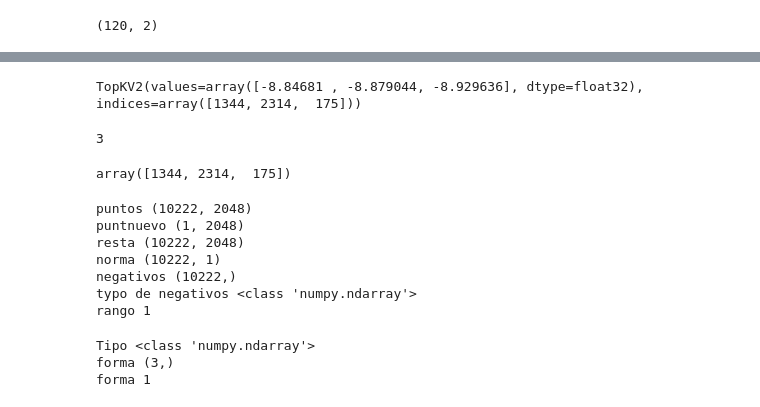
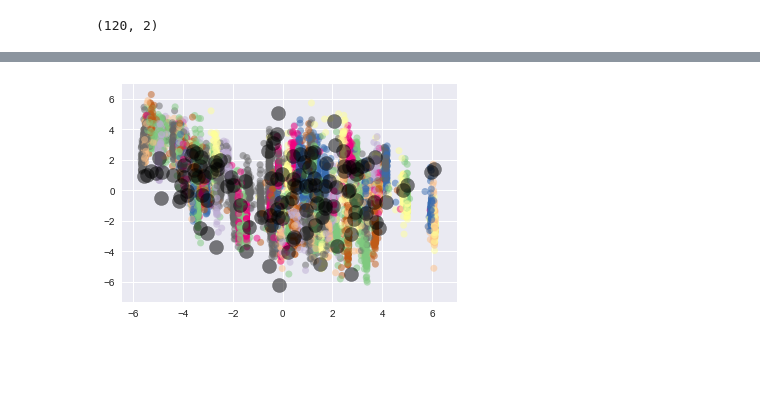
Before and after one commit to jmeonov201/Statistical_Learning_2, a Jupyter notebook: Aprendizaje no Supervisado Tarea 1/K-nearest neighbor-Tarea1.ipynb, the cells around one changed output, grey strips where cells are left out. Saved outputs shown, nothing was run; the diff lists cells and outputs as text; code cells hidden in the pictures; blank space fills up the shorter version.

```diff
--- a/Aprendizaje no Supervisado Tarea 1/K-nearest neighbor-Tarea1.ipynb
+++ b/Aprendizaje no Supervisado Tarea 1/K-nearest neighbor-Tarea1.ipynb
@@ -242,7 +283,7 @@ features_menor.shape
 # %%
 from sklearn.manifold import TSNE
 # %%
-tsne = TSNE(n_components=2)
+tsne = TSNE(n_components=2,n_iter=250)
 # %%
 componente_principal = tsne.fit_transform(features)
 # %%
@@ -615,37 +339,7 @@ len(menos)
-# %%
-print(rank)
-# %% [output]
-TopKV2(values=array([-8.84681 , -8.879044, -8.929636], dtype=float32), indices=array([1344, 2314,  175]))
-# %%
-len(rank[1])
-# %% [output]
-3
-# %%
-rank[1]
-# %% [output]
-array([1344, 2314,  175])
-# %%
-print("puntos", puntos.shape)
-print("puntnuevo", puntonue.shape)
-print("resta", rest.shape)
-print("norma", nor.shape)
-print("negativos", menos.shape)
-print("typo de negativos", type(menos))
-print("rango", menos.ndim)
-#print("ranqueo", rank.shape)
-# %% [output]
-puntos (10222, 2048)
-puntnuevo (1, 2048)
-resta (10222, 2048)
-norma (10222, 1)
-negativos (10222,)
-typo de negativos <class 'numpy.ndarray'>
-rango 1
-# %%
-print("Tipo", type(indices_s))
-print("forma", indices_s.shape)
-print("Rango", indices_s.ndim)
-# %% [output]
-Tipo <class 'numpy.ndarray'>
-forma (3,)
-forma 1
+# %%
+plt.scatter(componente_principal[:, 0], X2D[:, 1],
+            c=indices, edgecolor='none', alpha=0.5,
+            cmap=plt.cm.get_cmap('Accent', 10))
+plt.scatter(centerss [:, 0], centerss [:, 1], c='black', s=200, alpha=0.5);
+# %% [output]
+[figure, added]
```
Also changed, not shown: parts of 67 cells of this notebook.
